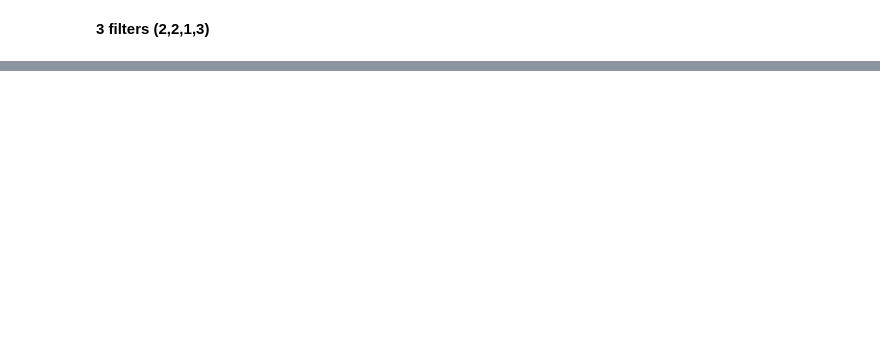
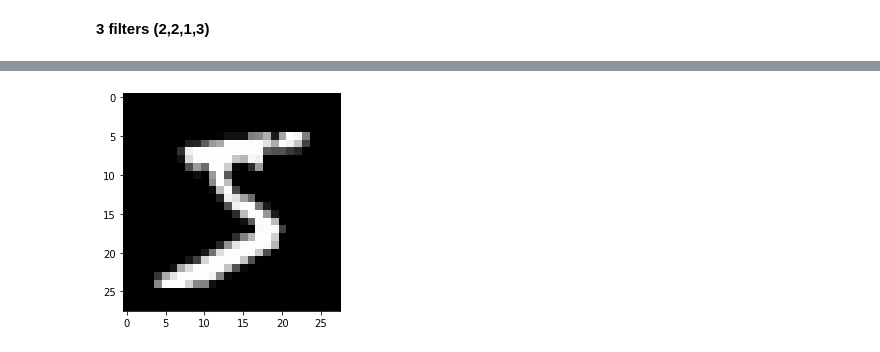
Before and after one commit to YeonKang/Colab-tutorial, a Jupyter notebook: Lab11_0_1_CNN_basic_keras.ipynb, the cells around one changed output, grey strips where cells are left out. Cells and saved outputs as stored; diff of their text form; code cells hidden in the pictures; blank space fills up the shorter version.

```diff
--- a/Lab11_0_1_CNN_basic_keras.ipynb
+++ b/Lab11_0_1_CNN_basic_keras.ipynb
@@ -73,0 +129,10 @@ plt.show()
+# %%
+mnist = keras.datasets.mnist
+class_names = ['0', '1', '2', '3', '4', '5', '6', '7', '8', '9']
+#mnist = keras.datasets.fashion_mnist
+#class_names = ['T-shirt/top', 'Trouser', 'Pullover', 'Dress', 'Coat', 'Sandal', 'Shirt', 'Sneaker', 'Bag', 'Ankle boot']
+# %%
+(train_images, train_labels), (test_images, test_labels) = mnist.load_data()
+
+train_images = train_images.astype(np.float32) / 255.
+test_images = test_images.astype(np.float32) / 255.
@@ -73,0 +142,6 @@ plt.show()
+# %%
+img = train_images[0]
+plt.imshow(img, cmap='gray')
+plt.show()
+# %% [output]
+[figure, added]
```
Also changed, not shown: parts of 10 cells of this notebook.
